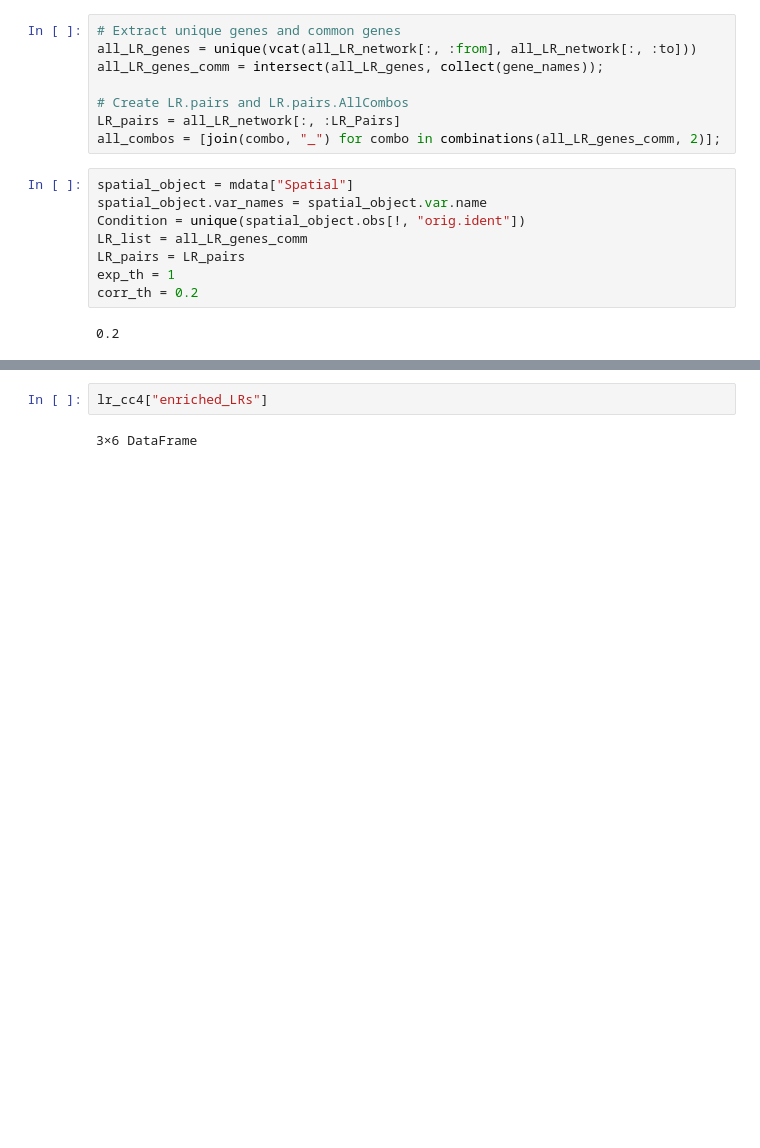
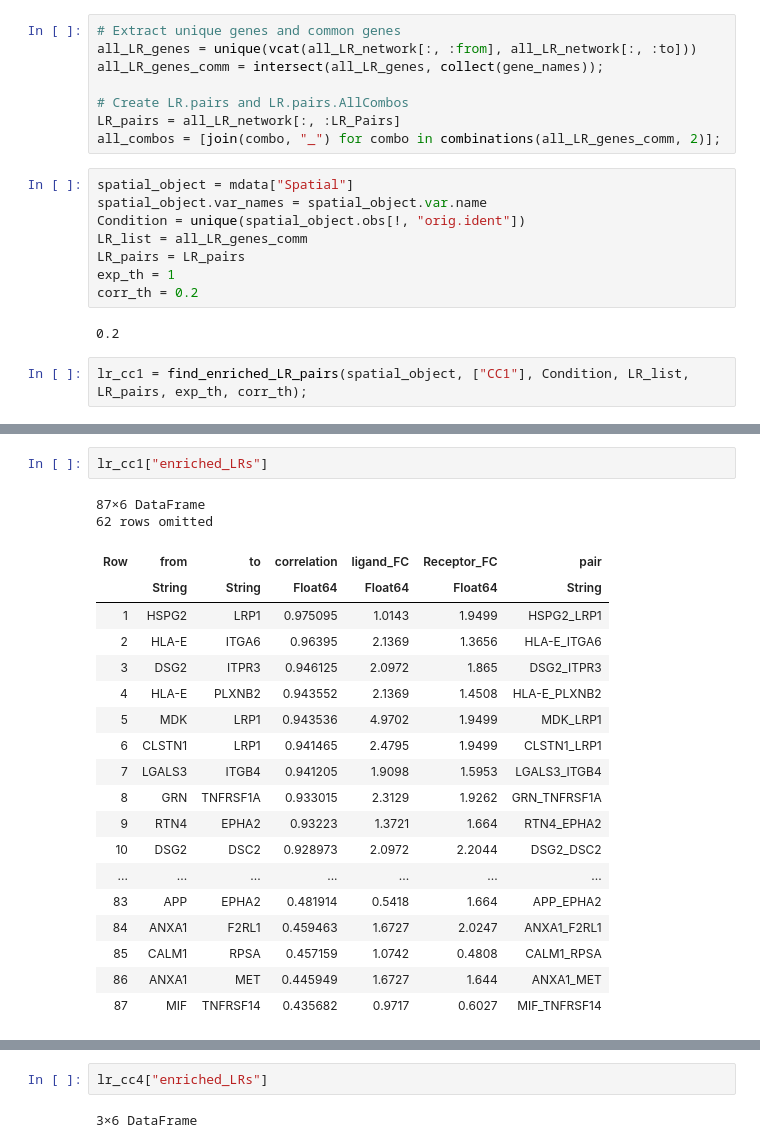
Before and after one commit to aadimator/ISCHIA.jl, a Jupyter notebook: notebooks/comparison.ipynb, the cells around one changed output, grey strips where cells are left out. Drawn from its saved outputs; the diff is of its cells as text; blank space fills up the shorter version.

Commit message:
run on PDAC data

```diff
--- a/notebooks/comparison.ipynb
+++ b/notebooks/comparison.ipynb
@@ -51,3 +51,5 @@ exp_th = 1
 corr_th = 0.2
 # %% [output]
 0.2
+# %%
+lr_cc1 = find_enriched_LR_pairs(spatial_object, ["CC1"], Condition, LR_list, LR_pairs, exp_th, corr_th);
@@ -54,3 +76,26 @@ corr_th = 0.2
+# %%
+lr_cc1["enriched_LRs"]
+# %% [output]
+87×6 DataFrame
+62 rows omitted
+| Row | from | to | correlation | ligand_FC | Receptor_FC | pair |
+|  | String | String | Float64 | Float64 | Float64 | String |
+| 1 | HSPG2 | LRP1 | 0.975095 | 1.0143 | 1.9499 | HSPG2_LRP1 |
+| 2 | HLA-E | ITGA6 | 0.96395 | 2.1369 | 1.3656 | HLA-E_ITGA6 |
+| 3 | DSG2 | ITPR3 | 0.946125 | 2.0972 | 1.865 | DSG2_ITPR3 |
+| 4 | HLA-E | PLXNB2 | 0.943552 | 2.1369 | 1.4508 | HLA-E_PLXNB2 |
+| 5 | MDK | LRP1 | 0.943536 | 4.9702 | 1.9499 | MDK_LRP1 |
+| 6 | CLSTN1 | LRP1 | 0.941465 | 2.4795 | 1.9499 | CLSTN1_LRP1 |
+| 7 | LGALS3 | ITGB4 | 0.941205 | 1.9098 | 1.5953 | LGALS3_ITGB4 |
+| 8 | GRN | TNFRSF1A | 0.933015 | 2.3129 | 1.9262 | GRN_TNFRSF1A |
+| 9 | RTN4 | EPHA2 | 0.93223 | 1.3721 | 1.664 | RTN4_EPHA2 |
+| 10 | DSG2 | DSC2 | 0.928973 | 2.0972 | 2.2044 | DSG2_DSC2 |
+| ... | ... | ... | ... | ... | ... | ... |
+| 83 | APP | EPHA2 | 0.481914 | 0.5418 | 1.664 | APP_EPHA2 |
+| 84 | ANXA1 | F2RL1 | 0.459463 | 1.6727 | 2.0247 | ANXA1_F2RL1 |
+| 85 | CALM1 | RPSA | 0.457159 | 1.0742 | 0.4808 | CALM1_RPSA |
+| 86 | ANXA1 | MET | 0.445949 | 1.6727 | 1.644 | ANXA1_MET |
+| 87 | MIF | TNFRSF14 | 0.435682 | 0.9717 | 0.6027 | MIF_TNFRSF14 |
 # %%
 lr_cc4 = find_enriched_LR_pairs(spatial_object, ["CC4"], Condition, LR_list, LR_pairs, exp_th, corr_th);
 lr_cc7 = find_enriched_LR_pairs(spatial_object, ["CC7"], Condition, LR_list, LR_pairs, exp_th, corr_th);
```
Also changed, not shown: parts of 2 cells of this notebook, 5 other files.
